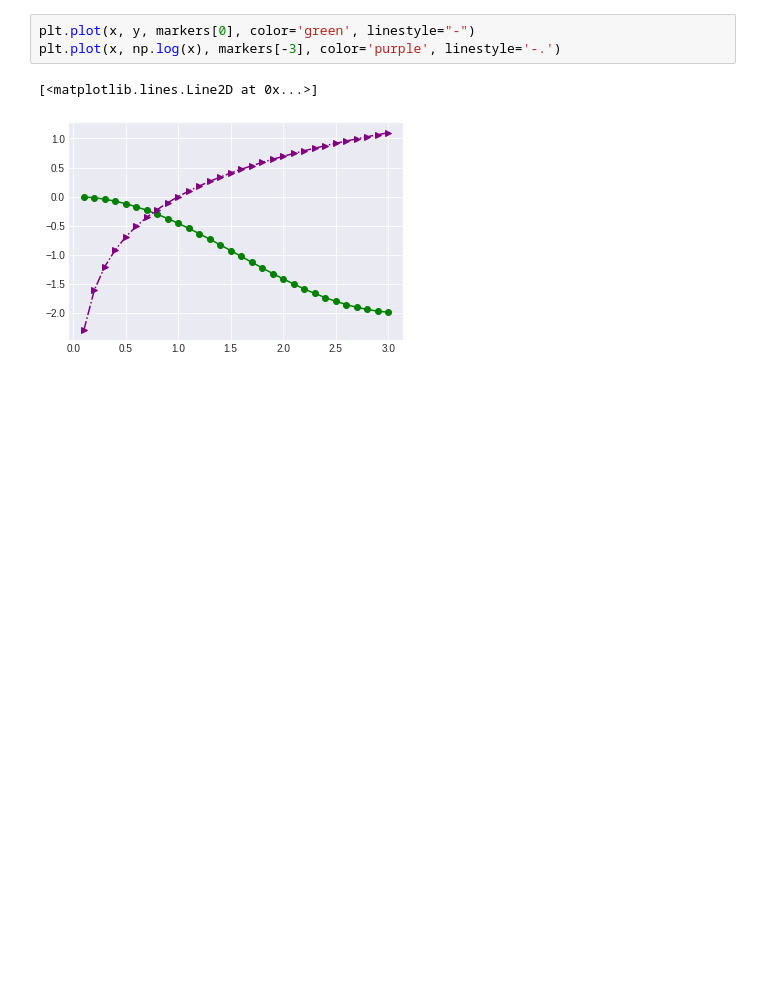
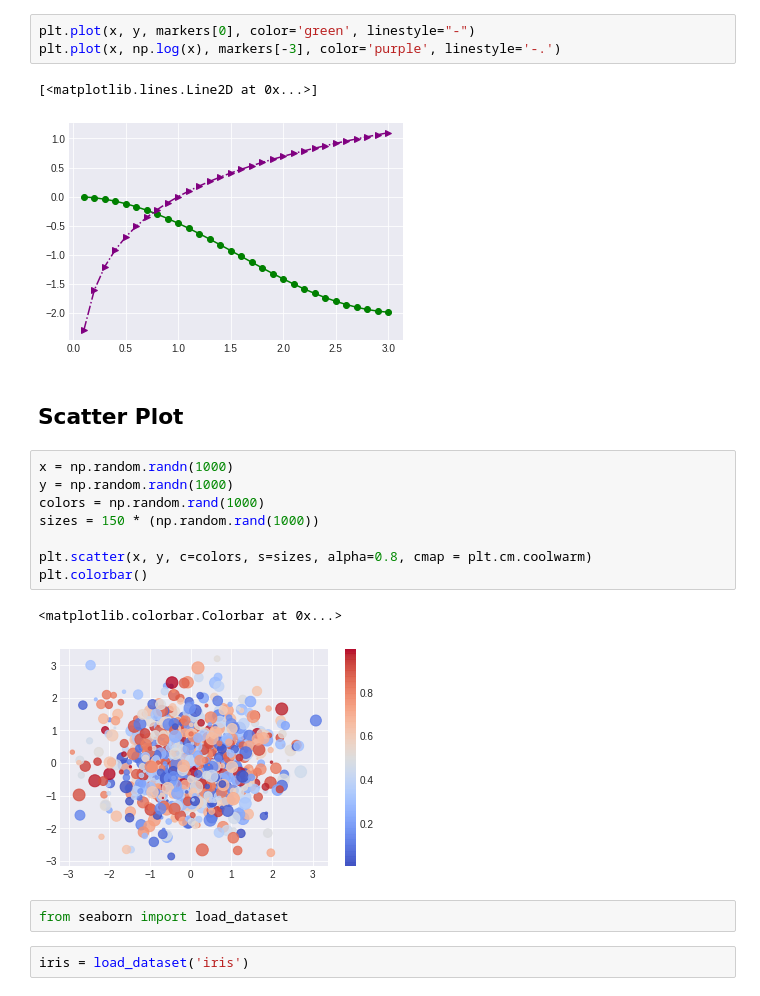
Before and after one commit to tarsojabbes/data-visualization, a Jupyter notebook: Matplotlib.ipynb, the cells around one changed output. Drawn from its saved outputs; the diff is of its cells as text; blank space fills up the shorter version.

Commit message:
Scatter, Contour, Histograms and Subplots

```diff
--- a/Matplotlib.ipynb
+++ b/Matplotlib.ipynb
@@ -158,3 +158,20 @@ plt.plot(x, np.log(x), markers[-3], color='purple', linestyle='-.')
 # %% [output]
 [<matplotlib.lines.Line2D at 0x...>]
 [figure]
+# %% [markdown]
+## **Scatter Plot**
+# %%
+x = np.random.randn(1000)
+y = np.random.randn(1000)
+colors = np.random.rand(1000)
+sizes = 150 * (np.random.rand(1000))
+
+plt.scatter(x, y, c=colors, s=sizes, alpha=0.8, cmap = plt.cm.coolwarm)
+plt.colorbar()
+# %% [output]
+<matplotlib.colorbar.Colorbar at 0x...>
+[figure, added]
+# %%
+from seaborn import load_dataset
+# %%
+iris = load_dataset('iris')
```
Also changed, not shown: parts of 13 cells of this notebook.
